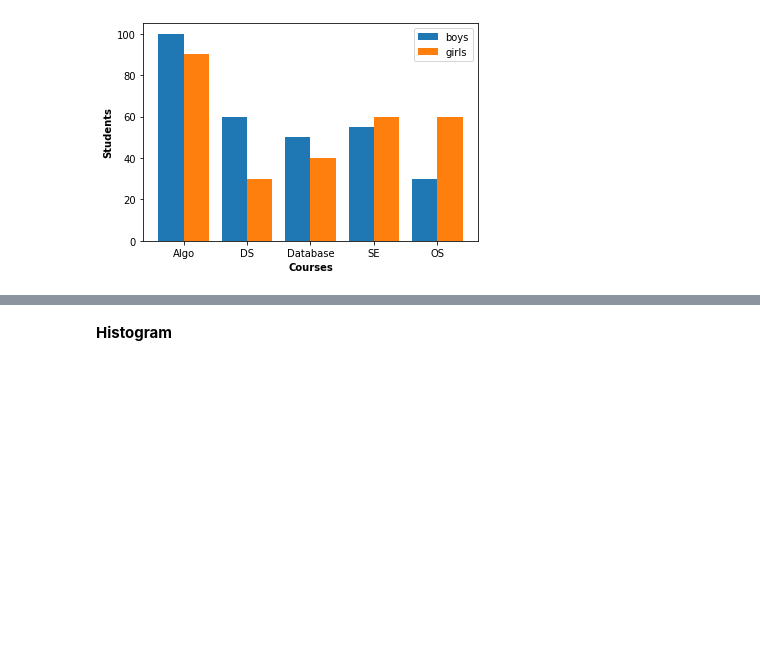
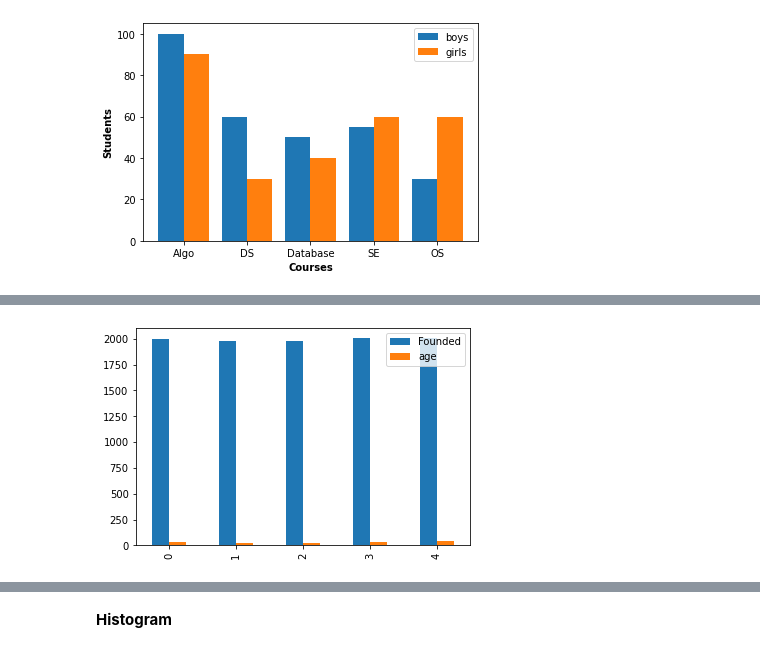
Before and after one commit to ShakilM26/Data-Visualization, a Jupyter notebook: matplotlib.ipynb, the cells around one changed output, grey strips where cells are left out. Cells and saved outputs as stored; diff of their text form; code cells hidden in the pictures; blank space fills up the shorter version.

```diff
--- a/matplotlib.ipynb
+++ b/matplotlib.ipynb
@@ -98,0 +100,16 @@ plt.legend()
+# %%
+company=['Google', 'Apple', 'Microsoft', 'Facebook', 'Youtube']
+founded=[1998, 1976, 1975, 2004, 2005]
+
+c_series=pd.Series(company)
+f_series=pd.Series(founded)
+
+df={'Company Name':company, 'Founded':founded}
+df=pd.DataFrame(df)
+# %%
+age=[30,20,25,35,40]
+df['age']=pd.Series(age)
+df.plot.bar()
+plt.show()
+# %% [output]
+[figure, added]
```
Also changed, not shown: parts of 2 cells of this notebook.
